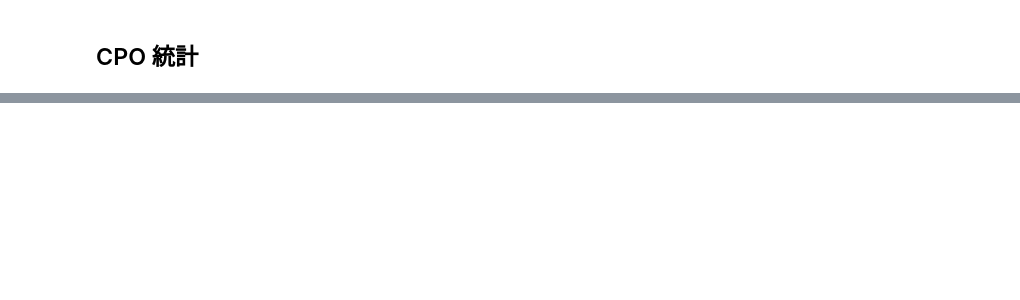
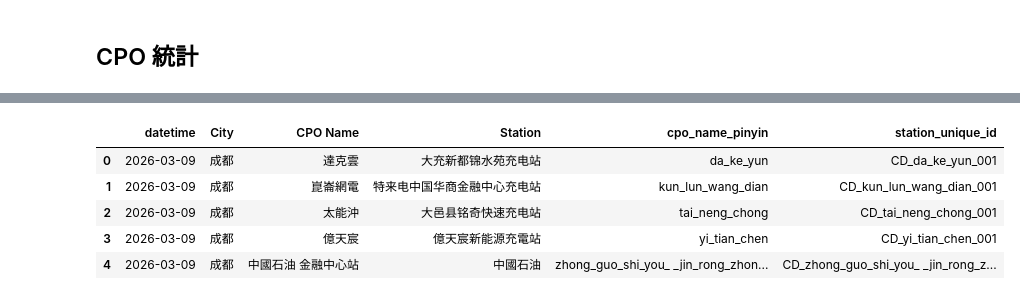
Before and after one commit to XernagaWang/CC_SHOW_PROF, a Jupyter notebook: app.ipynb, the cells around one changed output, grey strips where cells are left out. Saved outputs shown, nothing was run; the diff lists cells and outputs as text; code cells hidden in the pictures; blank space fills up the shorter version.

```diff
--- a/app.ipynb
+++ b/app.ipynb
@@ -535,0 +817,4 @@ ModuleNotFoundError: No module named 'pypinyin'
+# %%
+import pandas as pd
+national_charging_data_file = 'national_charge_station.csv'
+chargeing_station_df = pd.read_csv(national_charging_data_file)
@@ -535,0 +1098,5 @@ ModuleNotFoundError: No module named 'pypinyin'
+# %%
+national_df = pd.read_csv('national_charge_station.csv')
+city_list = ["成都市", "重庆市", "贵阳市"]
+city_stations_df = national_df[national_df["city"].isin(city_list)].reset_index(drop=True)
+city_stations_df.head()
@@ -535,0 +1169,4 @@ ModuleNotFoundError: No module named 'pypinyin'
+# %%
+cd_target_stations_df = pd.read_csv("output/all_map_stations_CD.csv")
+cq_target_stations_df = pd.read_csv("output/all_map_stations_CQ.csv")
+gy_target_stations_df = pd.read_csv("output/all_map_stations_GY.csv")
@@ -535,0 +1247,7 @@ ModuleNotFoundError: No module named 'pypinyin'
+# %%
+import pandas as pd
+
+# 读取并展示 Logbook_2026.xlsx 的内容
+logbook_file = 'output/Logbook_2026.xlsx'
+logbook_df = pd.read_excel(logbook_file)
+logbook_df.head()
@@ -535,0 +1533,63 @@ ModuleNotFoundError: No module named 'pypinyin'
+# %%
+import pandas as pd
+
+# --- 1. 定义城市简码映射 ---
+city_code_map = {
+    '成都': 'CD',
+    '重庆': 'CQ',
+    '贵阳': 'GY'
+    # 如果有更多城市，可以继续在这里添加
+}
+
+try:
+    # --- 2. 数据清洗与准备 ---
+    # 【修正点】在处理前，先筛选掉关键信息（City, CPO Name, Station）为空的行
+    required_cols = ['City', 'CPO Name', 'Station', 'Date']
+    original_rows = len(logbook_df)
+    logbook_df.dropna(subset=required_cols, inplace=True)
+    cleaned_rows = len(logbook_df)
+    if original_rows > cleaned_rows:
+        print(f"已清理 {original_rows - cleaned_rows} 行关键信息为空的记录。")
+
+    # 确保数据按时间排序
+    logbook_df['datetime'] = pd.to_datetime(logbook_df['Date'])
+    logbook_df.sort_values('datetime', inplace=True)
+    print("已根据 'Date' 列完成时间排序。")
+
+    # --- 3. 识别每个站点的首次出现时间 ---
+    first_appearance_df = logbook_df.drop_duplicates(subset=['City', 'Station'], keep='first').copy()
+    print(f"已识别出 {len(first_appearance_df)} 个不重复的充电站。")
+
+    # --- 4. 为每个CPO内的站点分组并生成序号 ---
+    first_appearance_df['cpo_station_rank'] = first_appearance_df.groupby(['City', 'cpo_name_pinyin']).cumcount() + 1
+
+    # --- 5. 创建唯一的站点ID ---
+    first_appearance_df['station_seq_code'] = first_appearance_df['cpo_station_rank'].apply(lambda x: f"{int(x):03d}")
+
+    first_appearance_df['city_code'] = first_appearance_df['City'].map(city_code_map)
+
+    # 【修正点】再次检查是否有因为城市不在映射表中而产生的NaN
+    if first_appearance_df['city_code'].isnull().any():
+        unmapped_cities = first_appearance_df[first_appearance_df['city_code'].isnull()]['City'].unique()
+        print(f"⚠️ 警告: 以下城市在 city_code_map 中没有对应的简码，将无法生成ID: {unmapped_cities}")
+        first_appearance_df.dropna(subset=['city_code'], inplace=True)
+
+    first_appearance_df['station_unique_id'] = first_appearance_df['city_code'] + '_' + \
+                                             first_appearance_df['cpo_name_pinyin'] + '_' + \
+                                             first_appearance_df['station_seq_code']
+
+    # --- 6. 将唯一ID合并回原始的logbook_df ---
+    id_mapping_df = first_appearance_df[['City', 'Station', 'station_unique_id']]
+
+    logbook_df = pd.merge(logbook_df, id_mapping_df, on=['City', 'Station'], how='left')
+
+    print("已成功生成并添加 'station_unique_id' 列。")
+
+    # --- 7. 显示结果以供检查 ---
+    display(logbook_df[['datetime', 'City', 'CPO Name', 'Station', 'cpo_name_pinyin', 'station_unique_id']].head())
+
+except KeyError as e:
+    print(f"❌ 错误: DataFrame 中缺少必要的列: {e}。请确保 'logbook_df' 包含 'City', 'Station', 和 'cpo_name_pinyin'。")
+except Exception as e:
+    print(f"❌ 处理过程中发生未知错误: {e}")
+# %% [output]
@@ -535,0 +1600,6 @@ ModuleNotFoundError: No module named 'pypinyin'
+|  | datetime | City | CPO Name | Station | cpo_name_pinyin | station_unique_id |
+| 0 | 2026-03-09 | 成都 | 達克雲 | 大充新都锦水苑充电站 | da_ke_yun | CD_da_ke_yun_001 |
+| 1 | 2026-03-09 | 成都 | 崑崙網電 | 特来电中国华商金融中心充电站 | kun_lun_wang_dian | CD_kun_lun_wang_dian_001 |
+| 2 | 2026-03-09 | 成都 | 太能沖 | 大邑县铭奇快速充电站 | tai_neng_chong | CD_tai_neng_chong_001 |
+| 3 | 2026-03-09 | 成都 | 億天宸 | 億天宸新能源充電站 | yi_tian_chen | CD_yi_tian_chen_001 |
+| 4 | 2026-03-09 | 成都 | 中國石油 金融中心站 | 中國石油 | zhong_guo_shi_you_ _jin_rong_zhon... | CD_zhong_guo_shi_you_ _jin_rong_z... |
```
Also changed, not shown: parts of 51 cells of this notebook, 27 other files.
